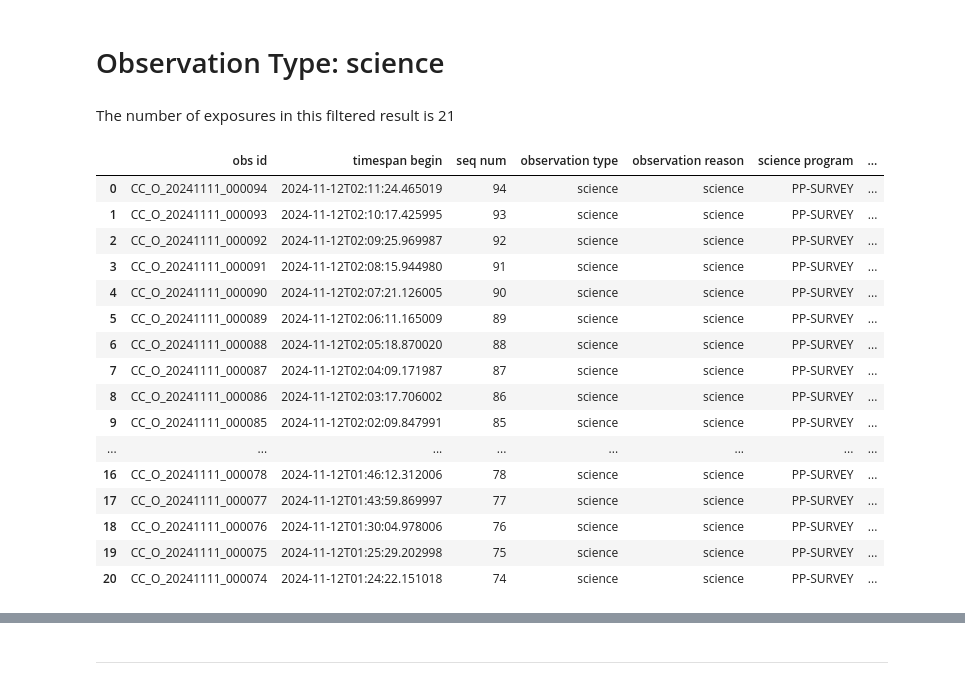
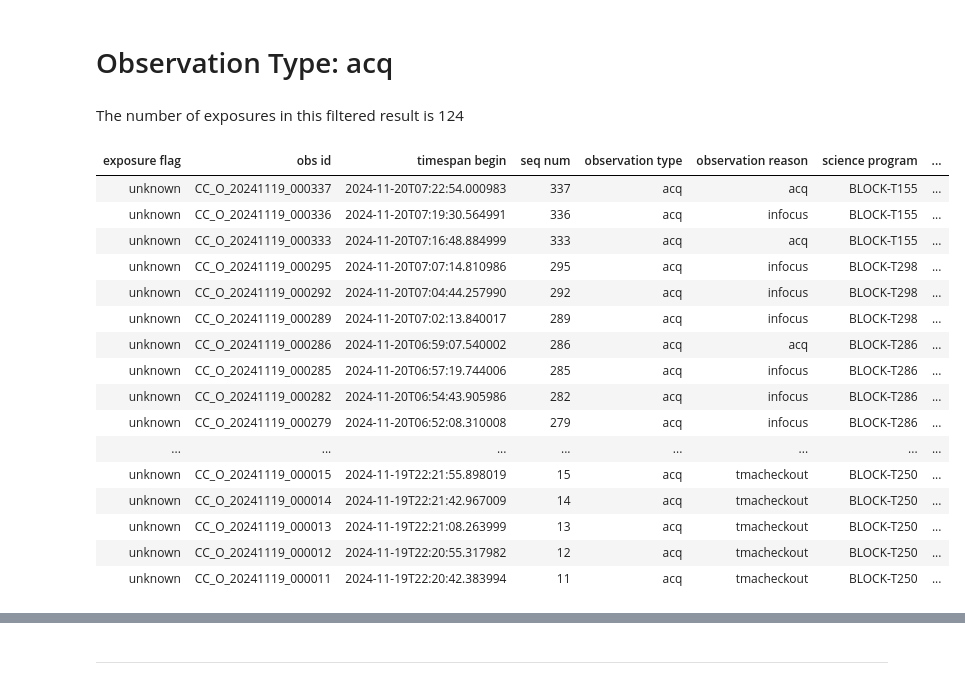
Before and after one commit to lsst-ts/ts_logging_and_reporting, a Jupyter notebook: notebooks_tsqr/ExposureDetail.ipynb, the cells around one changed output, grey strips where cells are left out. Drawn from its saved outputs; the diff is of its cells as text; code cells hidden in the pictures.

Commit message:
misc changes per Nov 20 logging meeting. Readout=2.41. Detail exposure shows flag

```diff
--- a/notebooks_tsqr/ExposureDetail.ipynb
+++ b/notebooks_tsqr/ExposureDetail.ipynb
@@ -7,11 +7,7 @@
 # Report on observing nights that start upto but not included this day.
 #!day_obs = '2024-09-25' # Value to use for local testing (Summit)
 day_obs = "YESTERDAY"  # TODO Change to 'YESTERDAY' to test with default before push
-
-# Total number of days of data to display (ending on day_obs)
-number_of_days = "1"  # TODO Change to '1' to test with default before push
-
 instrument = "LSSTComCam"
 observation_reason = "ALL"
-observation_type = "science"
+observation_type = "acq"  # TODO: "science", "acq", default="ALL"
 science_program = "ALL"
@@ -59,11 +58,12 @@ params = dict(
 # Normalize Parameters (both explicit Times Squares params, in implicit ones)
 date = ut.get_datetime_from_dayobs_str(day_obs)
 # date:  is EXCLUSIVE (upto, but not including)
-days = int(number_of_days)
+days = 1
+verbose=False
 
 # Thus: [min_day_obs,max_day_obs)
 # Format: string, YYYY-MM-DD
-min_date = date - dt.timedelta(days=days - 1)
+min_date = date
 max_date = date + dt.timedelta(days=1)
 min_day_obs = min_date.strftime("%Y-%m-%d")  # Inclusive
 max_day_obs = max_date.strftime("%Y-%m-%d")  # prep for Exclusive
@@ -76,0 +70,12 @@ src_exp = sad.ExposurelogAdapter(
+# %%
+# Read records from (almost) all sources
+timer = ut.Timer()
+allsrc = AllSources(
+    server_url=server,
+    min_dayobs=min_day_obs,
+    max_dayobs=max_day_obs,
+    verbose=verbose,
+    limit=5000,
+)
+allrep = AllReports(allsrc=allsrc)
+src_exp = allsrc.exp_src
@@ -77,34 +84,34 @@ src_exp = sad.ExposurelogAdapter(
 # %%
 df = src_exp.exposure_detail(instrument=instrument,
                             science_program=science_program,
                             observation_reason=observation_reason,
                             observation_type=observation_type
                            )
 if observation_reason:
     md(f'# Observation Reason: {observation_reason}')
 if observation_type:
     md(f'# Observation Type: {observation_type}')
 if science_program:
     md(f'# Science Program: {science_program}')
 md(f'The number of exposures in this filtered result is {len(df.index)}')
-display(HTML(df.to_html()))
+display(HTML(df.to_html(index=False)))
 # %% [output]
-# Observation Type: science
+# Observation Type: acq
-The number of exposures in this filtered result is 21
+The number of exposures in this filtered result is 124
-|  | obs id | timespan begin | seq num | observation type | observation reason | science program | ... |
-| 0 | CC_O_20241111_000094 | 2024-11-12T02:11:24.465019 | 94 | science | science | PP-SURVEY | ... |
-| 1 | CC_O_20241111_000093 | 2024-11-12T02:10:17.425995 | 93 | science | science | PP-SURVEY | ... |
-| 2 | CC_O_20241111_000092 | 2024-11-12T02:09:25.969987 | 92 | science | science | PP-SURVEY | ... |
-| 3 | CC_O_20241111_000091 | 2024-11-12T02:08:15.944980 | 91 | science | science | PP-SURVEY | ... |
-| 4 | CC_O_20241111_000090 | 2024-11-12T02:07:21.126005 | 90 | science | science | PP-SURVEY | ... |
-| 5 | CC_O_20241111_000089 | 2024-11-12T02:06:11.165009 | 89 | science | science | PP-SURVEY | ... |
-| 6 | CC_O_20241111_000088 | 2024-11-12T02:05:18.870020 | 88 | science | science | PP-SURVEY | ... |
-| 7 | CC_O_20241111_000087 | 2024-11-12T02:04:09.171987 | 87 | science | science | PP-SURVEY | ... |
-| 8 | CC_O_20241111_000086 | 2024-11-12T02:03:17.706002 | 86 | science | science | PP-SURVEY | ... |
-| 9 | CC_O_20241111_000085 | 2024-11-12T02:02:09.847991 | 85 | science | science | PP-SURVEY | ... |
+| exposure flag | obs id | timespan begin | seq num | observation type | observation reason | science program | ... |
+| unknown | CC_O_20241119_000337 | 2024-11-20T07:22:54.000983 | 337 | acq | acq | BLOCK-T155 | ... |
+| unknown | CC_O_20241119_000336 | 2024-11-20T07:19:30.564991 | 336 | acq | infocus | BLOCK-T155 | ... |
+| unknown | CC_O_20241119_000333 | 2024-11-20T07:16:48.884999 | 333 | acq | acq | BLOCK-T155 | ... |
+| unknown | CC_O_20241119_000295 | 2024-11-20T07:07:14.810986 | 295 | acq | infocus | BLOCK-T298 | ... |
+| unknown | CC_O_20241119_000292 | 2024-11-20T07:04:44.257990 | 292 | acq | infocus | BLOCK-T298 | ... |
+| unknown | CC_O_20241119_000289 | 2024-11-20T07:02:13.840017 | 289 | acq | infocus | BLOCK-T298 | ... |
+| unknown | CC_O_20241119_000286 | 2024-11-20T06:59:07.540002 | 286 | acq | acq | BLOCK-T286 | ... |
+| unknown | CC_O_20241119_000285 | 2024-11-20T06:57:19.744006 | 285 | acq | infocus | BLOCK-T286 | ... |
+| unknown | CC_O_20241119_000282 | 2024-11-20T06:54:43.905986 | 282 | acq | infocus | BLOCK-T286 | ... |
+| unknown | CC_O_20241119_000279 | 2024-11-20T06:52:08.310008 | 279 | acq | infocus | BLOCK-T286 | ... |
 | ... | ... | ... | ... | ... | ... | ... | ... |
-| 16 | CC_O_20241111_000078 | 2024-11-12T01:46:12.312006 | 78 | science | science | PP-SURVEY | ... |
-| 17 | CC_O_20241111_000077 | 2024-11-12T01:43:59.869997 | 77 | science | science | PP-SURVEY | ... |
-| 18 | CC_O_20241111_000076 | 2024-11-12T01:30:04.978006 | 76 | science | science | PP-SURVEY | ... |
-| 19 | CC_O_20241111_000075 | 2024-11-12T01:25:29.202998 | 75 | science | science | PP-SURVEY | ... |
-| 20 | CC_O_20241111_000074 | 2024-11-12T01:24:22.151018 | 74 | science | science | PP-SURVEY | ... |
+| unknown | CC_O_20241119_000015 | 2024-11-19T22:21:55.898019 | 15 | acq | tmacheckout | BLOCK-T250 | ... |
+| unknown | CC_O_20241119_000014 | 2024-11-19T22:21:42.967009 | 14 | acq | tmacheckout | BLOCK-T250 | ... |
+| unknown | CC_O_20241119_000013 | 2024-11-19T22:21:08.263999 | 13 | acq | tmacheckout | BLOCK-T250 | ... |
+| unknown | CC_O_20241119_000012 | 2024-11-19T22:20:55.317982 | 12 | acq | tmacheckout | BLOCK-T250 | ... |
+| unknown | CC_O_20241119_000011 | 2024-11-19T22:20:42.383994 | 11 | acq | tmacheckout | BLOCK-T250 | ... |
```
Also changed, not shown: parts of 9 cells of this notebook, 6 other files.
